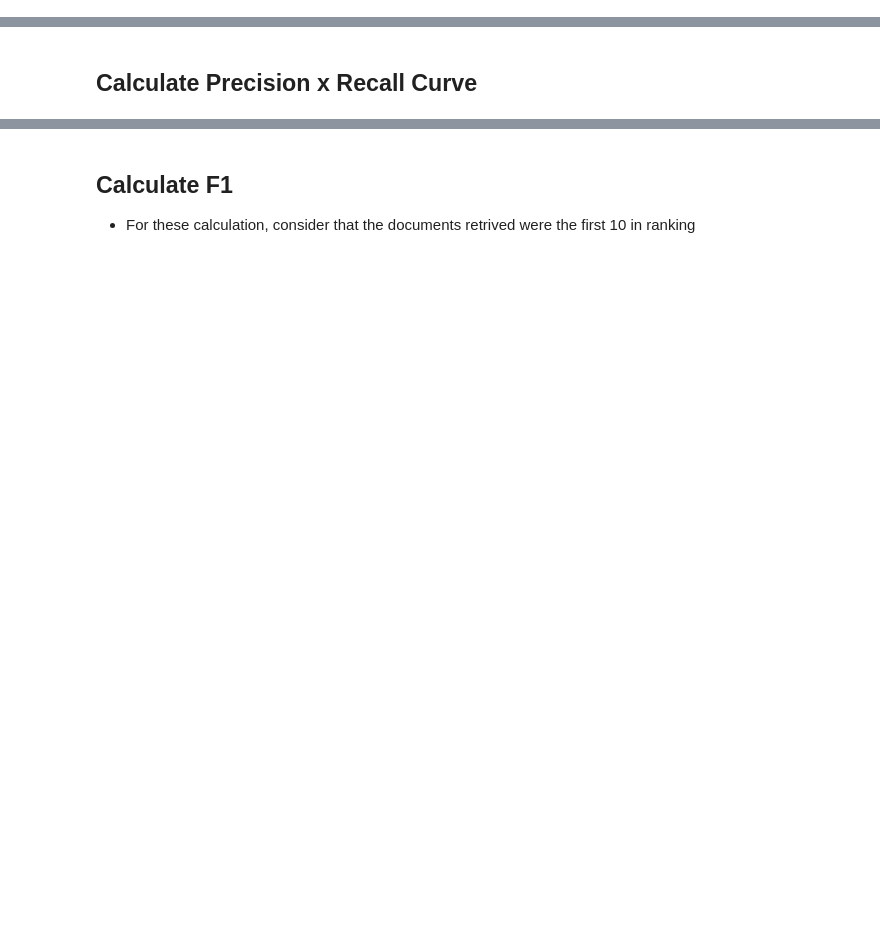
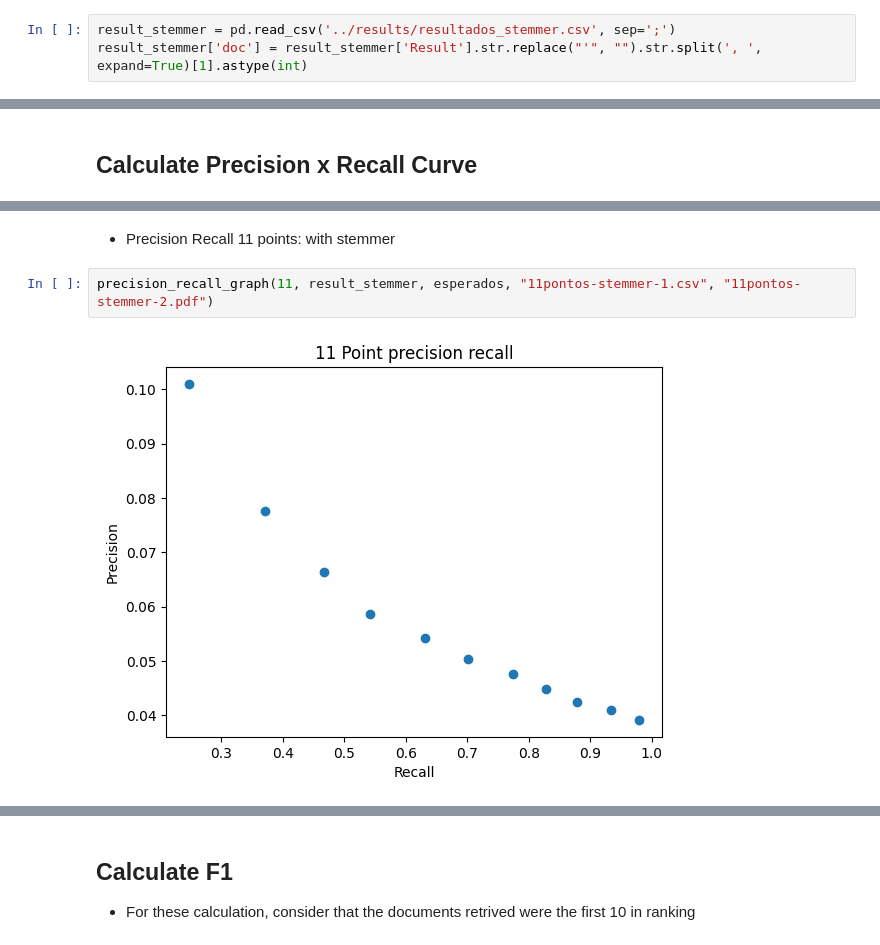
Before and after one commit to MariaLuizaCw/busca-e-minera-o-de-texto, a Jupyter notebook: task2/src/avalia.ipynb, the cells around one changed output, grey strips where cells are left out. Cells and saved outputs as stored; diff of their text form; blank space fills up the shorter version.

Commit message:
first evaluations done with both stemmer and nostemmer

```diff
--- a/task2/src/avalia.ipynb
+++ b/task2/src/avalia.ipynb
@@ -11,6 +11,9 @@ results_path = '../avalia/'
 # %%
 result = pd.read_csv('../results/resultados.csv', sep=';')
 result['doc'] = result['Result'].str.replace("'", "").str.split(', ', expand=True)[1].astype(int)
+# %%
+result_stemmer = pd.read_csv('../results/resultados_stemmer.csv', sep=';')
+result_stemmer['doc'] = result_stemmer['Result'].str.replace("'", "").str.split(', ', expand=True)[1].astype(int)
 # %%
 result[result['QueryNumber'] == 2].head()
 # %% [output]
@@ -73,0 +75,6 @@ plt.show()
+# %% [markdown]
+- Precision Recall 11 points: with stemmer
+# %%
+precision_recall_graph(11, result_stemmer, esperados, "11pontos-stemmer-1.csv", "11pontos-stemmer-2.pdf")
+# %% [output]
+[figure, added]
```
Also changed, not shown: parts of 9 cells of this notebook, 4 other files.
